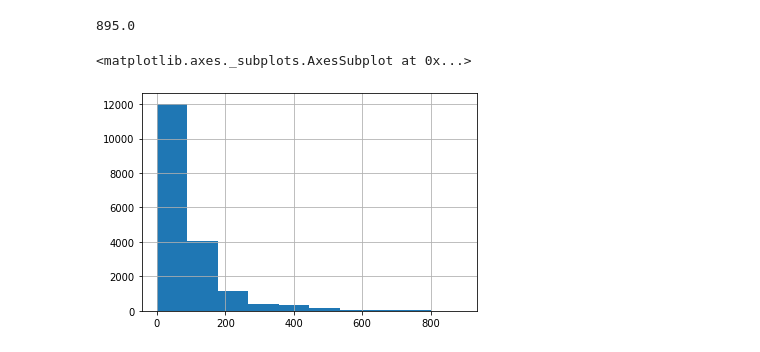
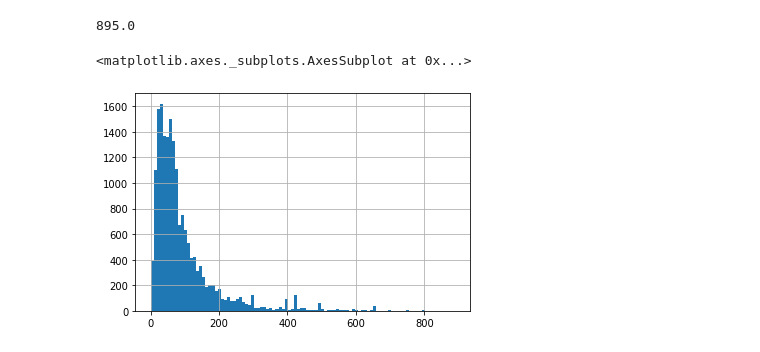
Before and after one commit to dudller/dw_matrix, a Jupyter notebook: part1/Day3.ipynb, the cells around one changed output. Saved outputs shown, nothing was run; the diff lists cells and outputs as text; code cells hidden in the pictures.

```diff
--- a/part1/Day3.ipynb
+++ b/part1/Day3.ipynb
@@ -115,10 +113,10 @@ filterMax
 # %%
 df_USD_filtered=df_USD[df_USD['prices_amountmin'] < filterMax]
 # %%
-df_USD_filtered['prices_amountmin'].hist()
+df_USD_filtered['prices_amountmin'].hist(bins=100)
 # %% [output]
 <matplotlib.axes._subplots.AxesSubplot at 0x...>
-[figure, old version]
+[figure, new version]
 # %%
 df.to_csv('data/shoes_prices.csv',index=False)
 # %%
```
Also changed, not shown: parts of 3 cells of this notebook.
